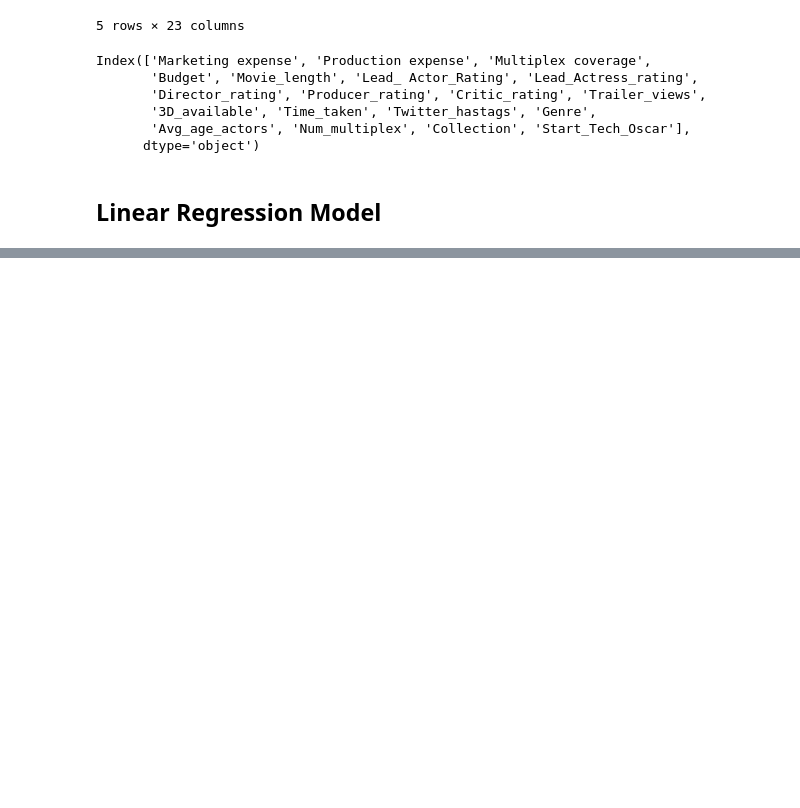
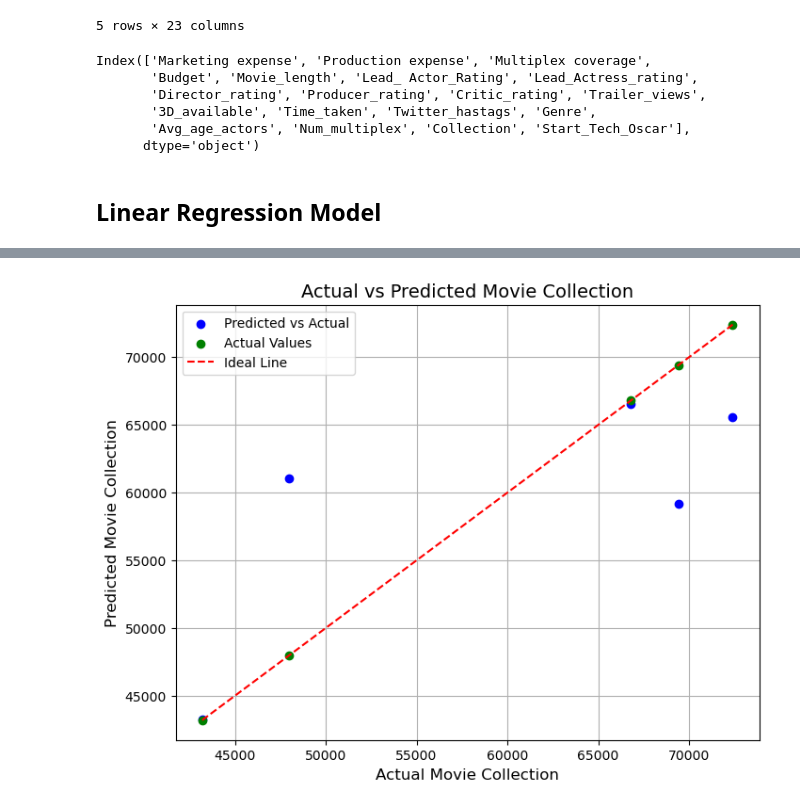
Before and after one commit to Nikola671/TP2_AB_NM, a Jupyter notebook: TP2_AB_NM.ipynb, the cells around one changed output, grey strips where cells are left out. Drawn from its saved outputs; the diff is of its cells as text; code cells hidden in the pictures; blank space fills up the shorter version.

```diff
--- a/TP2_AB_NM.ipynb
+++ b/TP2_AB_NM.ipynb
@@ -264,0 +269,18 @@ Predicted Collection: [35470.35123273]
+# %%
+#Scatter plot to visualize the percision of the predictions
+actual = list(y_validation.values)
+predicted = list(y_pred_validation)
+
+plt.figure(figsize=(8, 6))
+plt.scatter(actual, predicted, color='blue', label='Predicted vs Actual')
+plt.scatter(actual, actual, color='green', label='Actual Values')
+plt.plot([min(actual), max(actual)], [min(actual), max(actual)], color='red', linestyle='--', label='Ideal Line')
+
+plt.xlabel('Actual Movie Collection', fontsize=12)
+plt.ylabel('Predicted Movie Collection', fontsize=12)
+plt.title('Actual vs Predicted Movie Collection', fontsize=14)
+plt.legend()
+plt.grid(True)
+plt.show()
+# %% [output]
+[figure, added]
```
Also changed, not shown: parts of 5 cells of this notebook.
